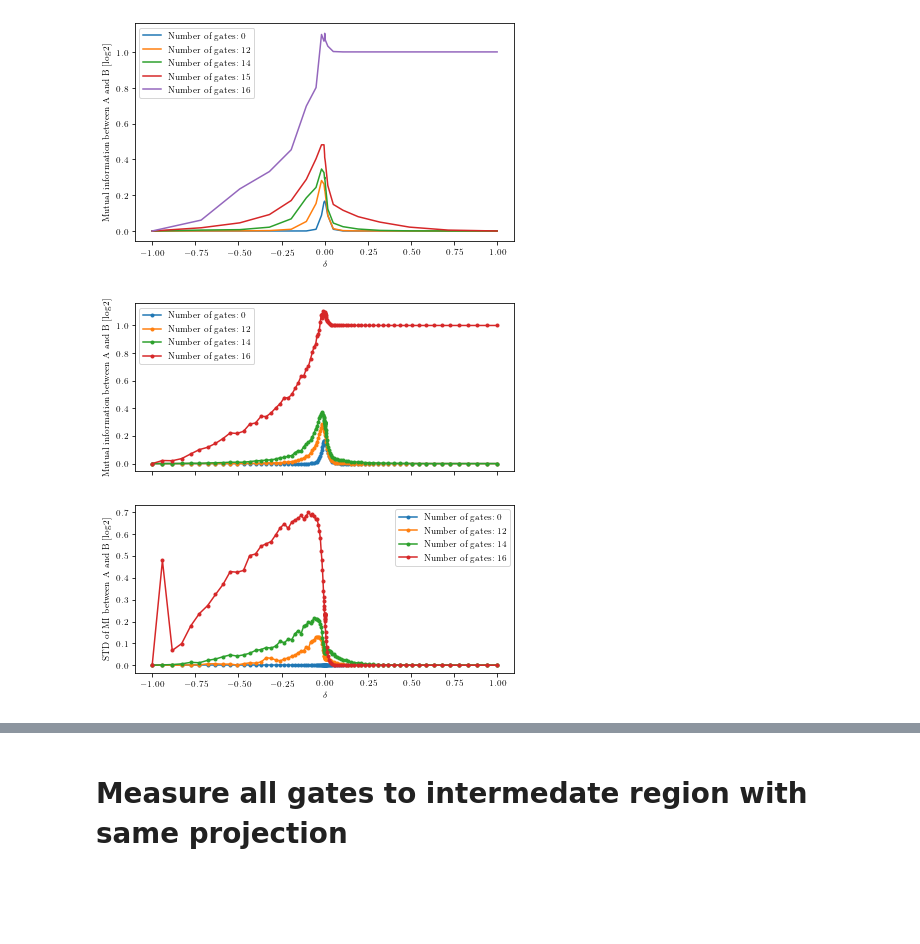
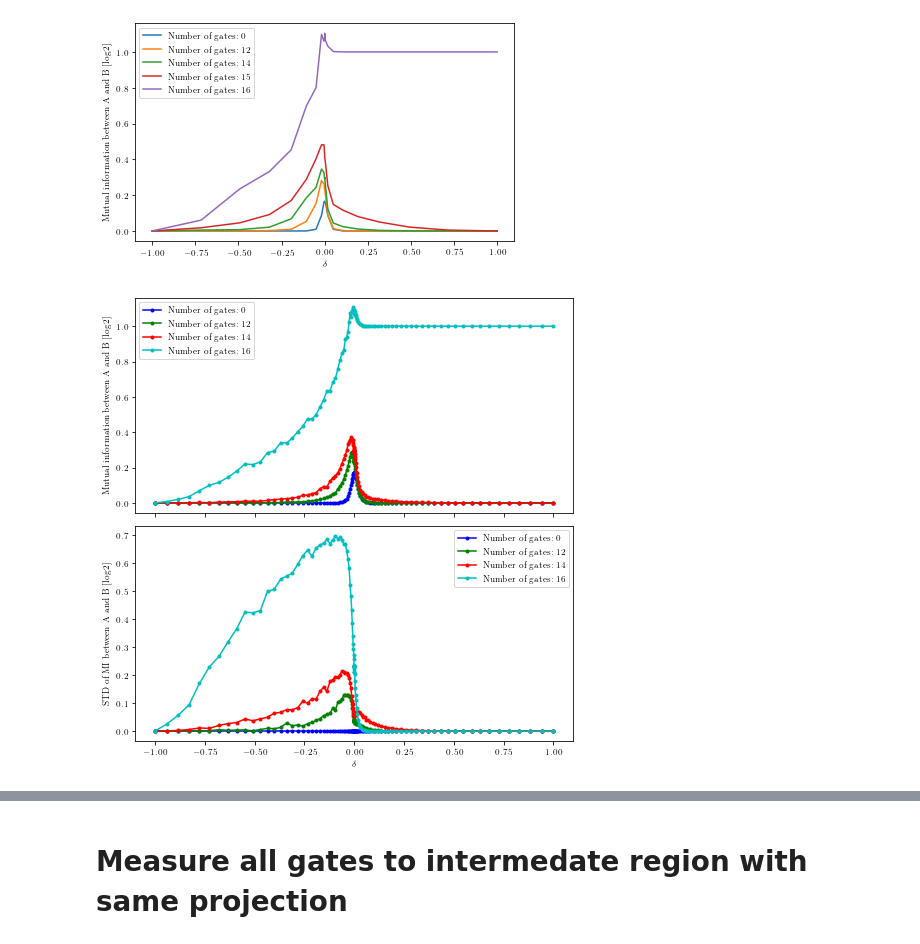
Before and after one commit to hainingpan/SPT, a Jupyter notebook: test_Majorana_chain.ipynb, the cells around one changed output, grey strips where cells are left out. Drawn from its saved outputs; the diff is of its cells as text; code cells hidden in the pictures; blank space fills up the shorter version.

```diff
--- a/test_Majorana_chain.ipynb
+++ b/test_Majorana_chain.ipynb
@@ -299,6 +299,8 @@ class Params:
         Psi[:,[i,-2]]=Psi[:,[-2,i]]
 
         self.C_m_history.append(Psi)
+        self.s_history.append(s)
+        self.i_history.append(i)
 
 
     def c_subregion_f_obs(self,subregion):
@@ -391,8 +393,8 @@ class Params:
         for _ in range(batchsize):
             i=np.random.randint(*proj_range)
             s=np.random.randint(0,2)
-            self.i_history.append(i)
-            self.s_history.append(s)
+            # self.i_history.append(i)
+            # self.s_history.append(s)
             self.measure(s,i,i+1)
 
     def measure_all(self,s_prob):
@@ -407,14 +409,14 @@ class Params:
         # proj_range=np.hstack([np.arange(int(self.L/2),self.L)])
         # proj_range=np.hstack([np.arange(int(self.L/2),self.L),np.arange(int(self.L/2),int(self.L/2)+2)+self.L])
         for i in proj_range:
-            self.i_history.append(i)
+            # self.i_history.append(i)
             if s_prob==0:
                 s=1
             elif s_prob==1:
                 s=0
             else:
                 s=s_prob<np.random.rand()
-            self.s_history.append(s)
+            # self.s_history.append(s)
             self.measure(s,i,i+1)
 
     def measure_all_position(self,s_prob):
@@ -428,8 +430,8 @@ class Params:
         s_list=np.ones(len(proj_range),dtype=int)
         s_list[s_choice]=0
         for i,s in zip(proj_range,s_list):
-            self.i_history.append(i)
-            self.s_history.append(s)
+            # self.i_history.append(i)
+            # self.s_history.append(s)
             self.measure(s,i,i+1)
 
     def measure_all_random(self,batchsize,proj_range):
@@ -440,8 +442,8 @@ class Params:
         choice=np.random.choice(range(*proj_range),batchsize,replace=False)
         for i in choice:
             s=np.random.randint(0,2)
-            self.i_history.append(i)
-            self.s_history.append(s)
+            # self.i_history.append(i)
+            # self.s_history.append(s)
             self.measure(s,i,i+1)
 
 
@@ -455,6 +457,6 @@ class Params:
         choice=np.random.choice(range(*proj_range_even),batchsize,replace=False)
         for i in choice:
             s=np.random.randint(0,2)
-            self.i_history.append(2*i)  #only even is accepted
-            self.s_history.append(s)
+            # self.i_history.append(2*i)  #only even is accepted
+            # self.s_history.append(s)
             self.measure(s,2*i,2*i+1)
@@ -1247,25 +1251,26 @@ with open('/mnt/d/KITP/Rp_SPT/5/mutual_info_Ap_En{:d}.pickle'.format(es),'rb') a
     delta_dict_para,mutual_info_dis_dict_para=pickle.load(f)
 # %%
 fig,axs=plt.subplots(2,1,figsize=(6.8,6.8),sharex=True)
+colorlist='bgrcmyk'
 ax=axs[0]
-for i in delta_dict_para.keys():
-    ax.plot(delta_dict_para[i],np.array(mutual_info_dis_dict_para[i]).mean(axis=1)/np.log(2),'.-',label='Number of gates: {}'.format(i))
+for i,color in zip(delta_dict_para.keys(),colorlist):
+    ax.plot(delta_dict_para[i],remove_outlier(mutual_info_dis_dict_para[i]).mean(axis=1)/np.log(2),'.-',label='Number of gates: {}'.format(i),color=color)
 
 ax.legend()
 # ax.set_xlabel(r'$\delta$')
 ax.set_ylabel(r'Mutual information between A and B [$\log2$]')
 
 ax=axs[1]
-for i in delta_dict_para.keys():
-    ax.plot(delta_dict_para[i],np.array(mutual_info_dis_dict_para[i]).std(axis=1)/np.log(2),'.-',label='Number of gates: {}'.format(i))
+for i,color in zip(delta_dict_para.keys(),colorlist):
+    ax.plot(delta_dict_para[i],remove_outlier(mutual_info_dis_dict_para[i]).std(axis=1)/np.log(2),'.-',label='Number of gates: {}'.format(i),color=color)
 
 ax.legend()
 ax.set_xlabel(r'$\delta$')
 ax.set_ylabel(r'STD of MI between A and B [$\log2$]')
-
+fig.tight_layout()
 fig.savefig('/mnt/d/kitp/Rp_SPT/5/mutual_info_Ap_En{:d}.pdf'.format(es),bbox_inches='tight')
 # %% [output]
-[figure, old version]
+[figure, new version]
 # %%
 es=2000
 with open('/mnt/d/KITP/Rp_SPT/5/mutual_info_Ap_En{:d}.pickle'.format(es),'rb') as f:
```
Also changed, not shown: parts of 18 cells of this notebook, 3 other files.
